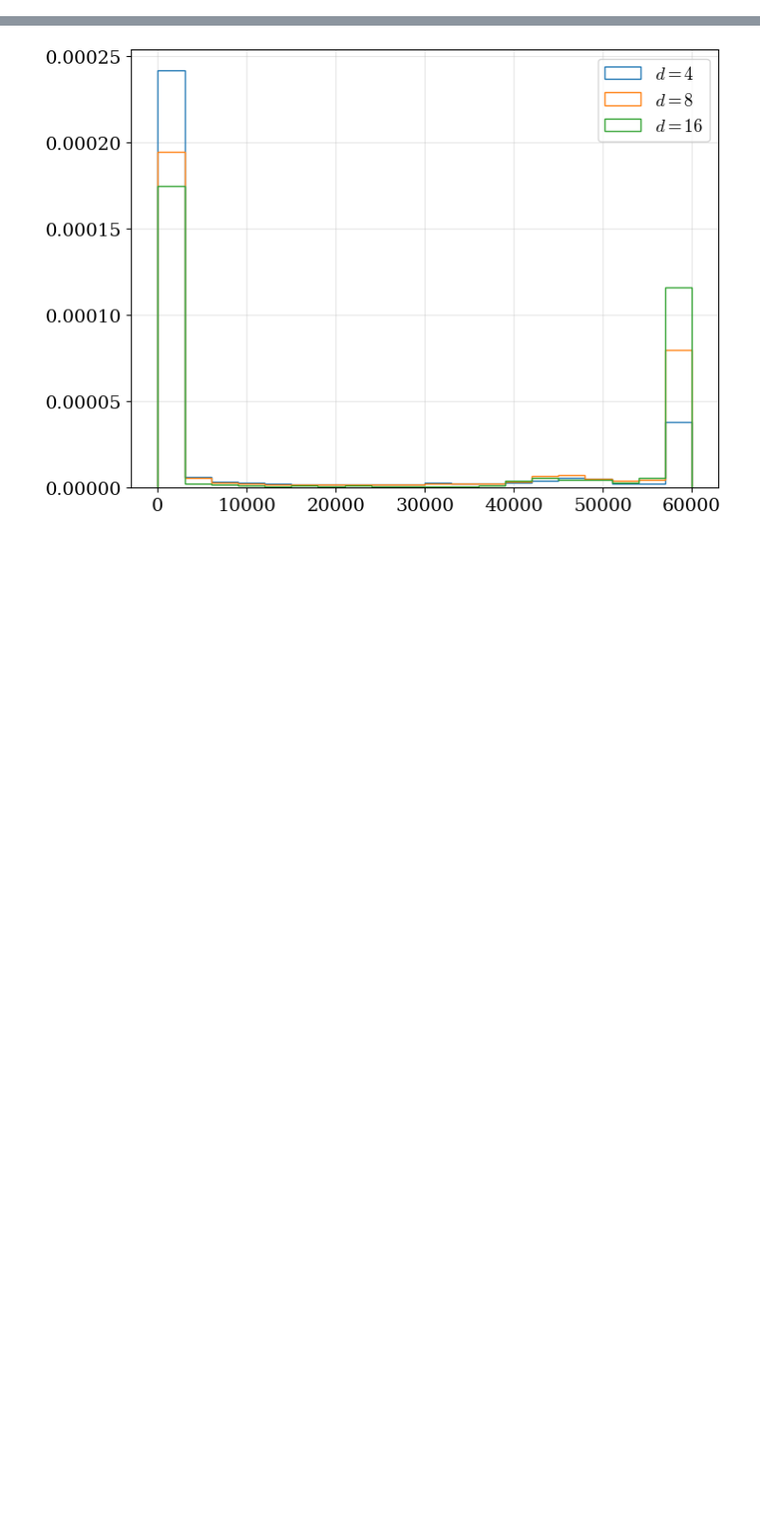
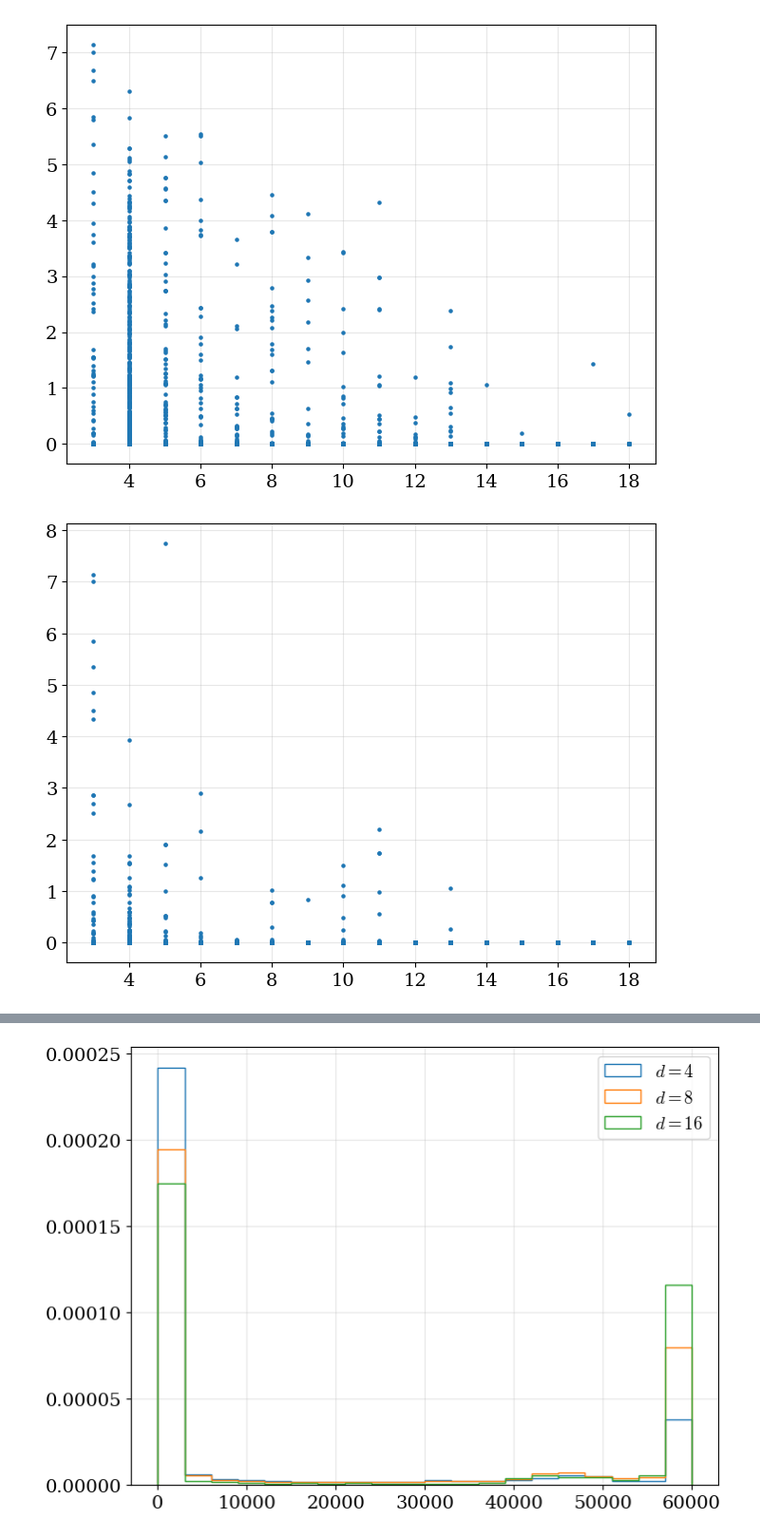
Before and after one commit to charlesaugdupont/poverty-trap, a Jupyter notebook: notebooks/comm_degree_median_wealth.ipynb, the cells around one changed output, grey strips where cells are left out. Shown at 95% size. Cells and saved outputs as stored; diff of their text form; code cells hidden in the pictures; blank space fills up the shorter version.

```diff
--- a/notebooks/comm_degree_median_wealth.ipynb
+++ b/notebooks/comm_degree_median_wealth.ipynb
@@ -112,0 +148,17 @@ sixteen = [median_wealth[i] for i in range(len(median_wealth)) if comm_degree[i]
+# %%
+regime = 0
+
+plt.scatter(result[regime]["deg"], result[regime]["avg_w"], s=5)
+plt.show()
+
+plt.scatter(result[regime]["deg"], result[regime]["med_w"], s=5)
+plt.show()
+
+g_idx = np.array([i for i in range(len(result[regime]["gini"])) if 0<=result[regime]["gini"][i]<=1])
+plt.scatter(np.array(result[regime]["deg"])[g_idx],
+            np.array(result[regime]["gini"])[g_idx], s=5)
+
+plt.show()
+# %% [output]
+[figure, added]
+[figure, added]
```
Also changed, not shown: parts of 9 cells of this notebook, 2 other files.
